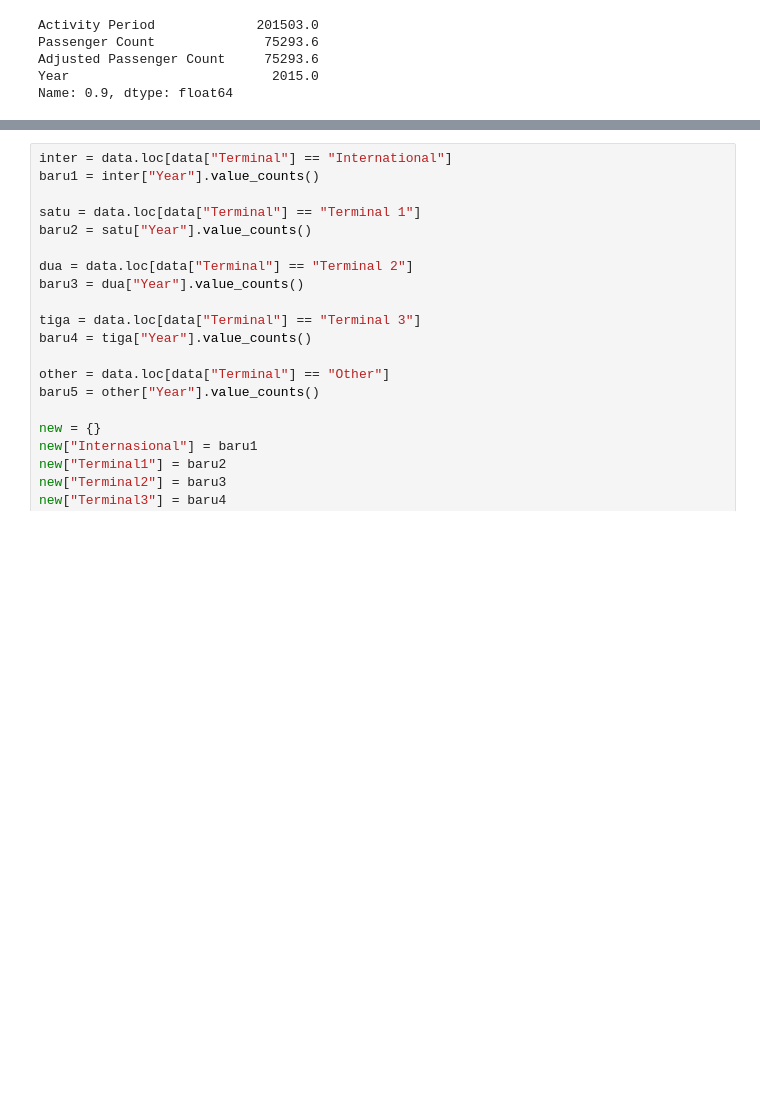
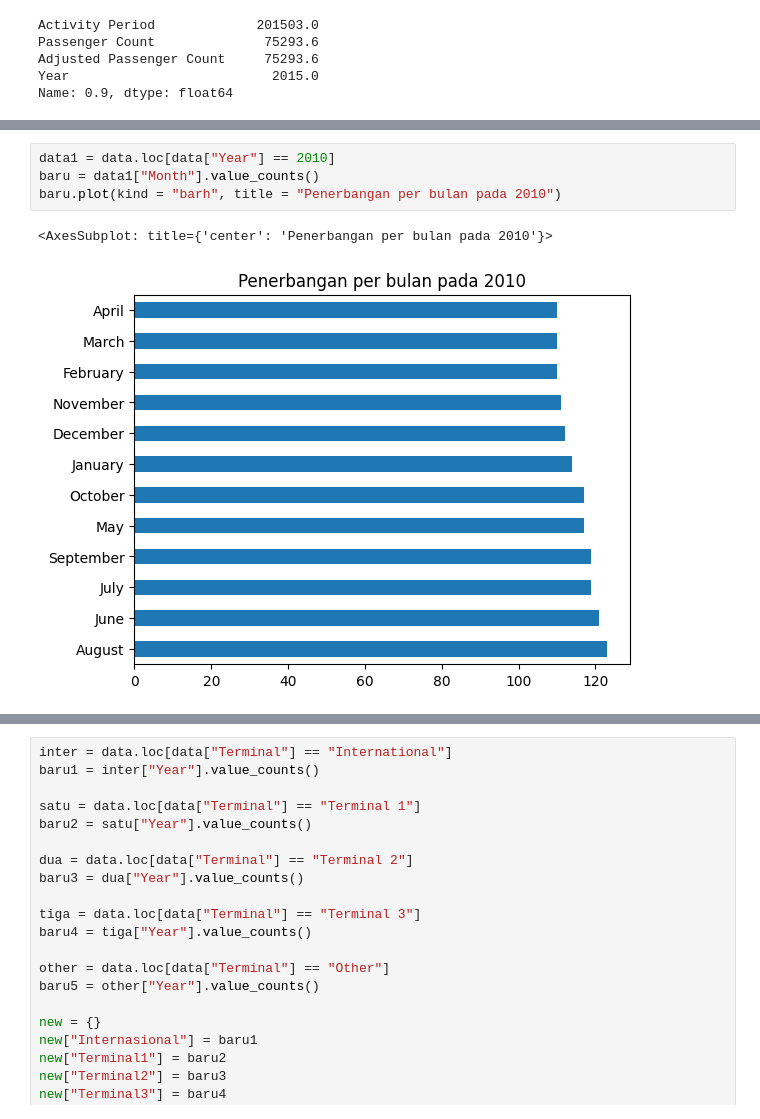
Before and after one commit to steaktoaster/Tubespandas, a Jupyter notebook: TUBEs.ipynb, the cells around one changed output, grey strips where cells are left out. Saved outputs shown, nothing was run; the diff lists cells and outputs as text; blank space fills up the shorter version.

```diff
--- a/TUBEs.ipynb
+++ b/TUBEs.ipynb
@@ -135,3 +175,10 @@ data
+# %%
+data1 = data.loc[data["Year"] == 2010]
+baru = data1["Month"].value_counts()
+baru.plot(kind = "barh", title = "Penerbangan per bulan pada 2010")
+# %% [output]
+<AxesSubplot: title={'center': 'Penerbangan per bulan pada 2010'}>
+[figure, added]
 # %%
 import pandas as pd
 import matplotlib as plt
```
Also changed, not shown: parts of 24 cells of this notebook.
